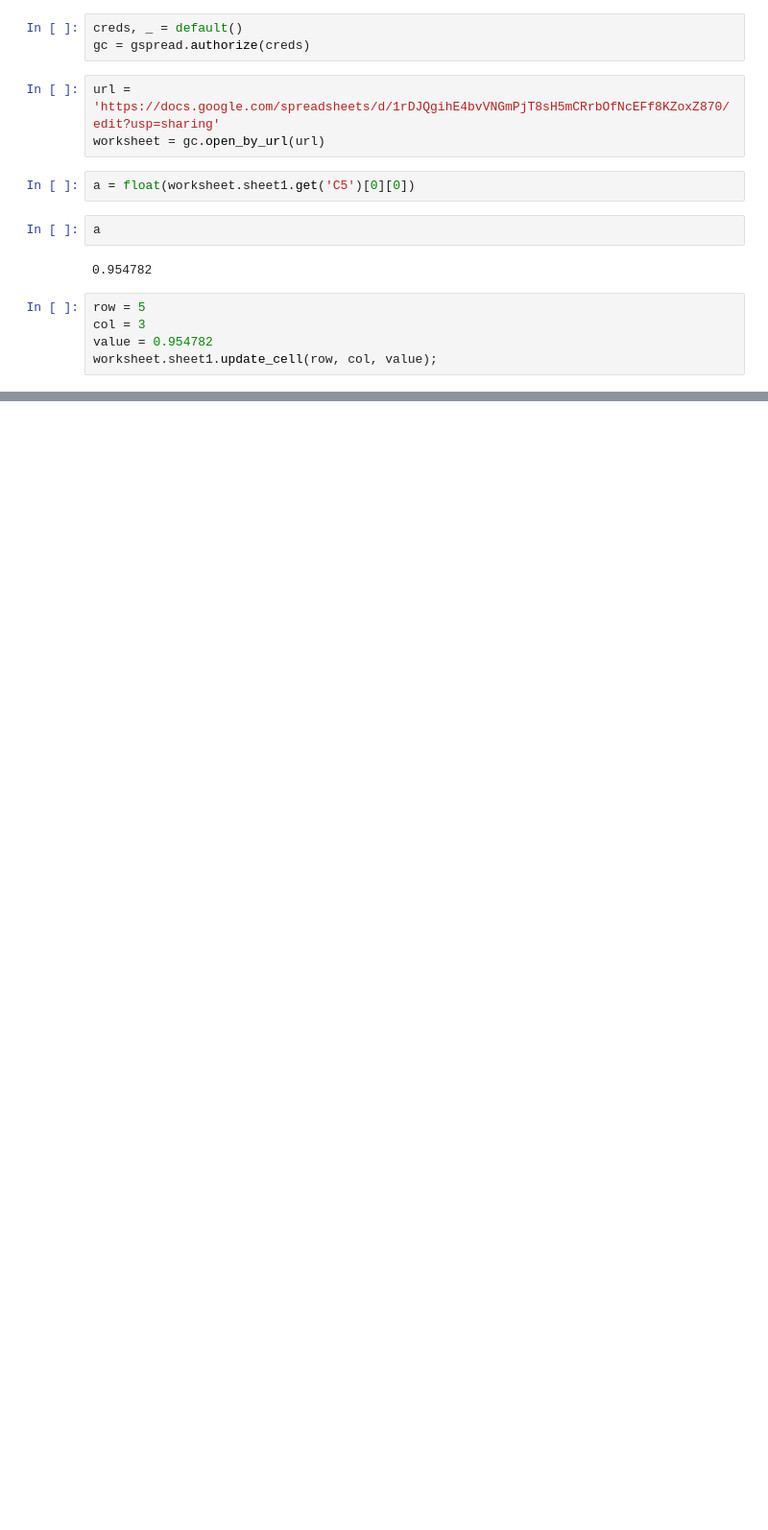
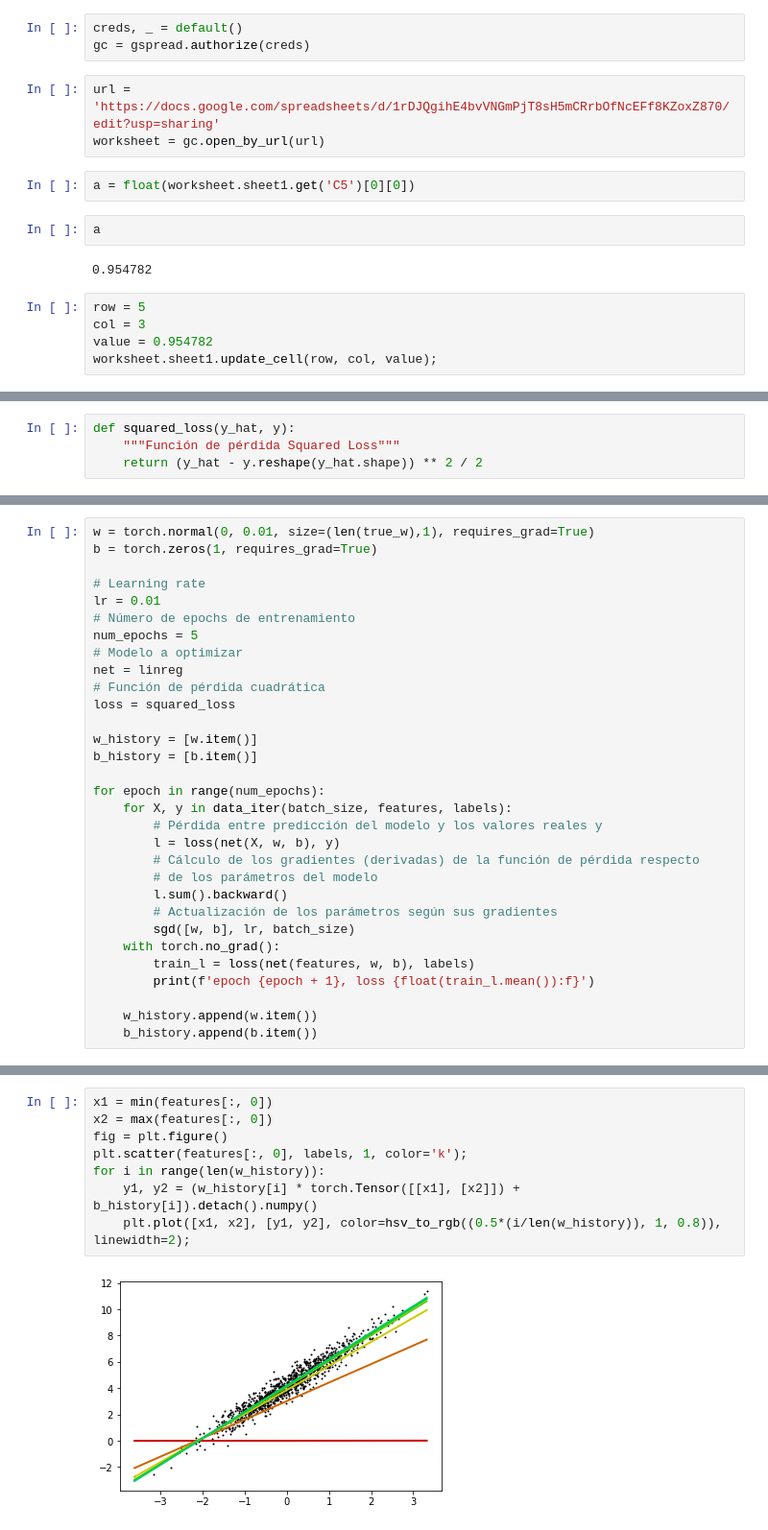
Before and after one commit to ramajoballester/mil_deeplearning, a Jupyter notebook: 1_introduccion.ipynb, the cells around one changed output, grey strips where cells are left out. Shown: that part at 96% size. Drawn from its saved outputs; the diff is of its cells as text; blank space fills up the shorter version.

```diff
--- a/1_introduccion.ipynb
+++ b/1_introduccion.ipynb
@@ -56,0 +109,4 @@ worksheet.sheet1.update_cell(row, col, value);
+# %%
+def squared_loss(y_hat, y):
+    """Función de pérdida Squared Loss"""
+    return (y_hat - y.reshape(y_hat.shape)) ** 2 / 2
@@ -56,0 +134,31 @@ worksheet.sheet1.update_cell(row, col, value);
+# %%
+w = torch.normal(0, 0.01, size=(len(true_w),1), requires_grad=True)
+b = torch.zeros(1, requires_grad=True)
+
+# Learning rate
+lr = 0.01
+# Número de epochs de entrenamiento
+num_epochs = 5
+# Modelo a optimizar
+net = linreg
+# Función de pérdida cuadrática
+loss = squared_loss
+
+w_history = [w.item()]
+b_history = [b.item()]
+
+for epoch in range(num_epochs):
+    for X, y in data_iter(batch_size, features, labels):
+        # Pérdida entre predicción del modelo y los valores reales y
+        l = loss(net(X, w, b), y)
+        # Cálculo de los gradientes (derivadas) de la función de pérdida respecto
+        # de los parámetros del modelo
+        l.sum().backward()
+        # Actualización de los parámetros según sus gradientes
+        sgd([w, b], lr, batch_size)
+    with torch.no_grad():
+        train_l = loss(net(features, w, b), labels)
+        print(f'epoch {epoch + 1}, loss {float(train_l.mean()):f}')
+
+    w_history.append(w.item())
+    b_history.append(b.item())
@@ -56,0 +183,10 @@ worksheet.sheet1.update_cell(row, col, value);
+# %%
+x1 = min(features[:, 0])
+x2 = max(features[:, 0])
+fig = plt.figure()
+plt.scatter(features[:, 0], labels, 1, color='k');
+for i in range(len(w_history)):
+    y1, y2 = (w_history[i] * torch.Tensor([[x1], [x2]]) + b_history[i]).detach().numpy()
+    plt.plot([x1, x2], [y1, y2], color=hsv_to_rgb((0.5*(i/len(w_history)), 1, 0.8)), linewidth=2);
+# %% [output]
+[figure, added]
```
Also changed, not shown: parts of 44 cells of this notebook.
